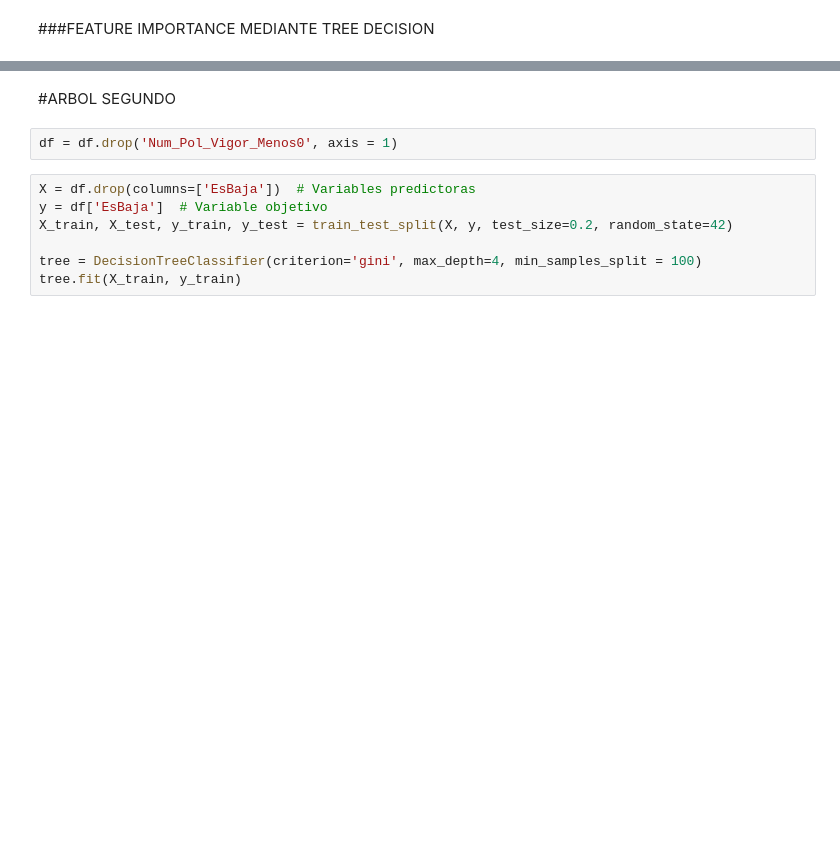
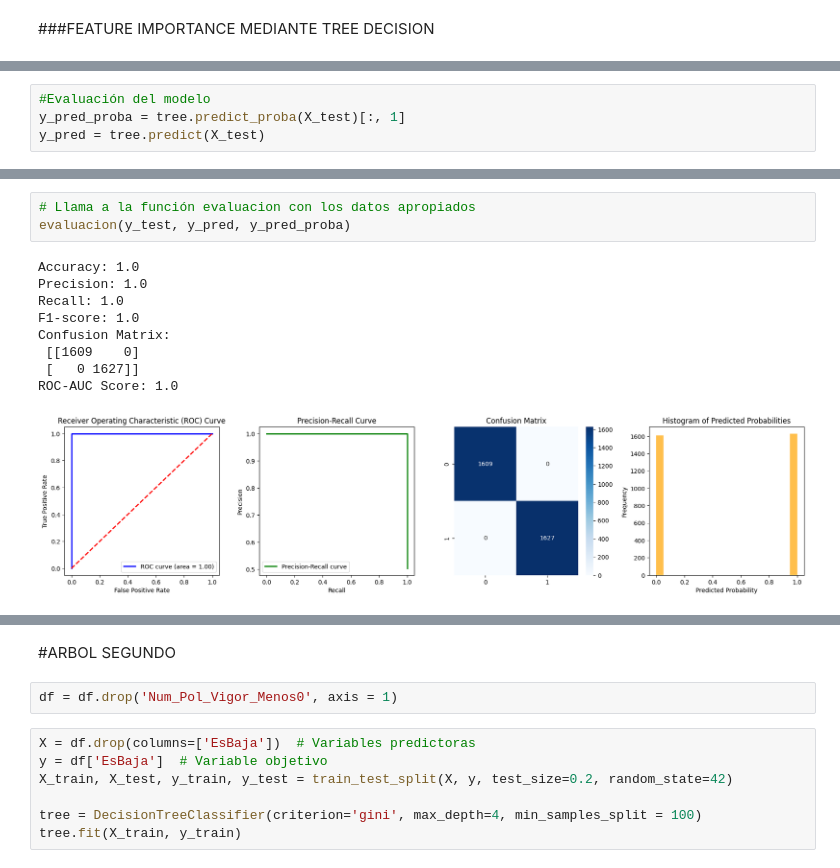
Before and after one commit to SorayaFrancoLopez/NN_churn_proyect_insurance, a Jupyter notebook: STEP_2_Feature_importance.ipynb, the cells around one changed output, grey strips where cells are left out. Cells and saved outputs as stored; diff of their text form; blank space fills up the shorter version.

```diff
--- a/STEP_2_Feature_importance.ipynb
+++ b/STEP_2_Feature_importance.ipynb
@@ -87,0 +84,4 @@ Confusion Matrix:
+# %%
+#Evaluación del modelo
+y_pred_proba = tree.predict_proba(X_test)[:, 1]
+y_pred = tree.predict(X_test)
@@ -87,0 +154,13 @@ Confusion Matrix:
+# %%
+# Llama a la función evaluacion con los datos apropiados
+evaluacion(y_test, y_pred, y_pred_proba)
+# %% [output]
+Accuracy: 1.0
+Precision: 1.0
+Recall: 1.0
+F1-score: 1.0
+Confusion Matrix:
+ [[1609    0]
+ [   0 1627]]
+ROC-AUC Score: 1.0
+[figure, added]
```
Also changed, not shown: parts of 42 cells of this notebook.
